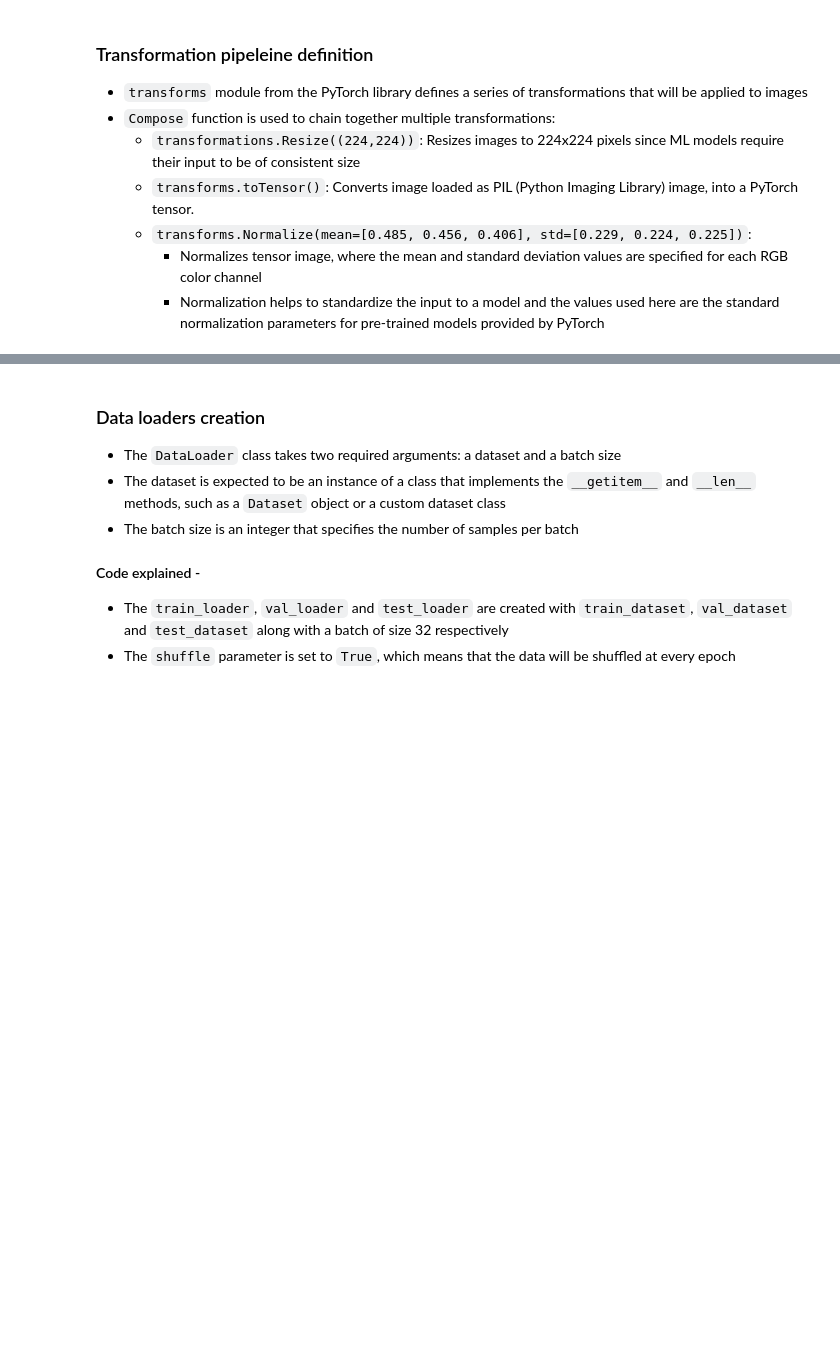
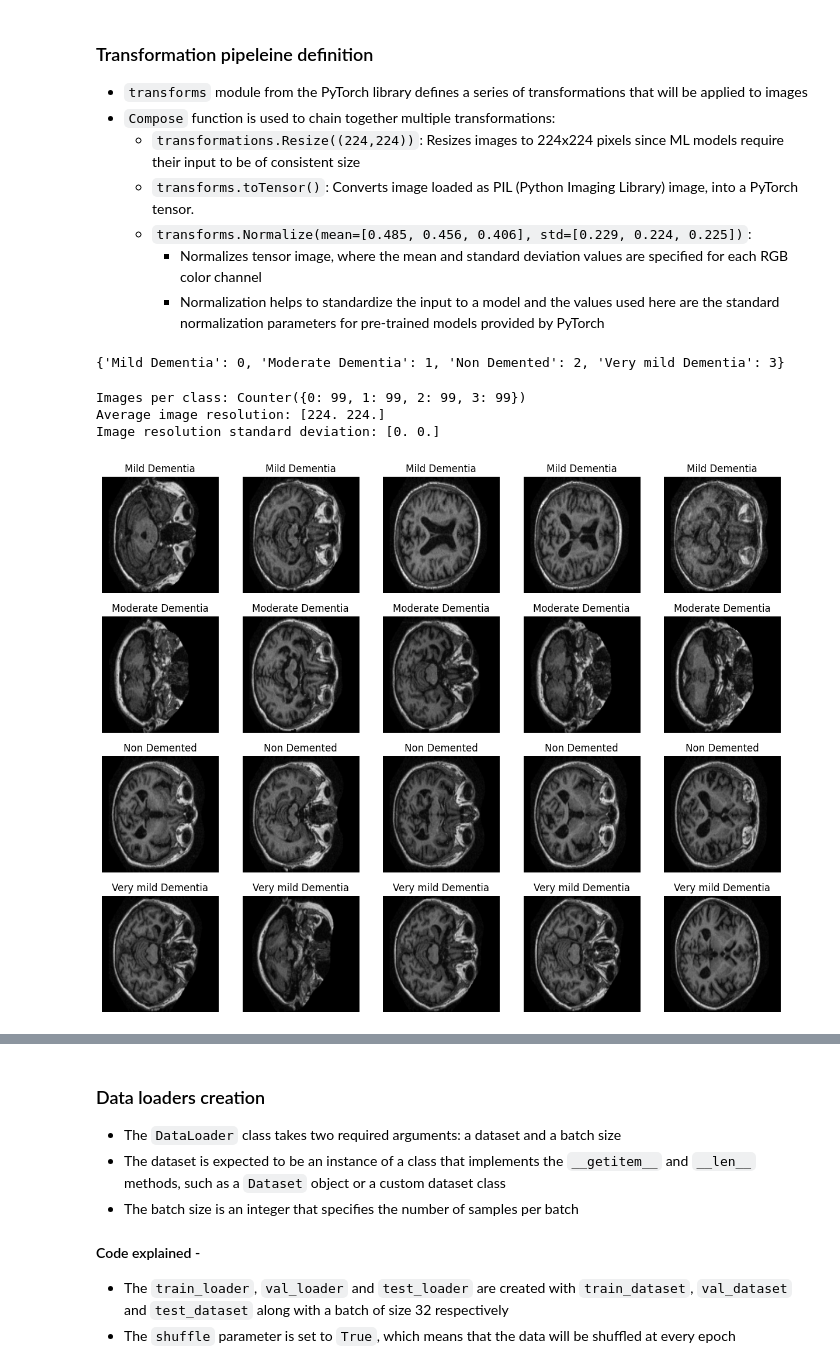
Before and after one commit to NickilVishwaaMS/Prometeo, a Jupyter notebook: OASIS.ipynb, the cells around one changed output, grey strips where cells are left out. Drawn from its saved outputs; the diff is of its cells as text; code cells hidden in the pictures; blank space fills up the shorter version.

```diff
--- a/OASIS.ipynb
+++ b/OASIS.ipynb
@@ -153,6 +146,14 @@ transform = transforms.Compose([
     transforms.ToTensor(),
     transforms.Normalize(mean=[0.485, 0.456, 0.406], std=[0.229, 0.224, 0.225])
 ])
+# %%
+# Define dataset directory and labels
+dataset_path = './Data'
+classes = ['Mild Dementia', 'Moderate Dementia', 'Non Demented', 'Very mild Dementia']
+class_to_idx = {cls_name: i for i, cls_name in enumerate(classes)}
+print(class_to_idx)
+# %% [output]
+{'Mild Dementia': 0, 'Moderate Dementia': 1, 'Non Demented': 2, 'Very mild Dementia': 3}
 # %%
 # Create Dataset and Validate
 try:
@@ -163,0 +187,37 @@ except Exception as e:
+# %%
+def analyze_dataset(dataset, num_samples_per_class=5):
+    label_counts = Counter(dataset.labels)
+    print("Images per class:", label_counts)
+
+    # Check image resolutions
+    resolutions = []
+    sample_images, sample_labels = [], []
+
+    # Randomly select images from each class
+    for cls in range(len(classes)):
+        cls_indices = [i for i, label in enumerate(dataset.labels) if label == cls]
+        random.shuffle(cls_indices)
+        selected_indices = cls_indices[:num_samples_per_class]
+
+        for idx in selected_indices:
+            img, label = dataset[idx]
+            if img is not None:
+                sample_images.append(img)
+                sample_labels.append(label)
+                resolutions.append(img.shape[1:])  # exclude channels
+
+    resolutions = np.array(resolutions)
+    print("Average image resolution:", resolutions.mean(axis=0))
+    print("Image resolution standard deviation:", resolutions.std(axis=0))
+
+    # Plot sample images
+    plot_images(sample_images, sample_labels)
+# %%
+
+# Run the analysis
+analyze_dataset(alzheimer_dataset)
+# %% [output]
+Images per class: Counter({0: 99, 1: 99, 2: 99, 3: 99})
+Average image resolution: [224. 224.]
+Image resolution standard deviation: [0. 0.]
+[figure, added]
```
Also changed, not shown: parts of 27 cells of this notebook, 1 other file.
